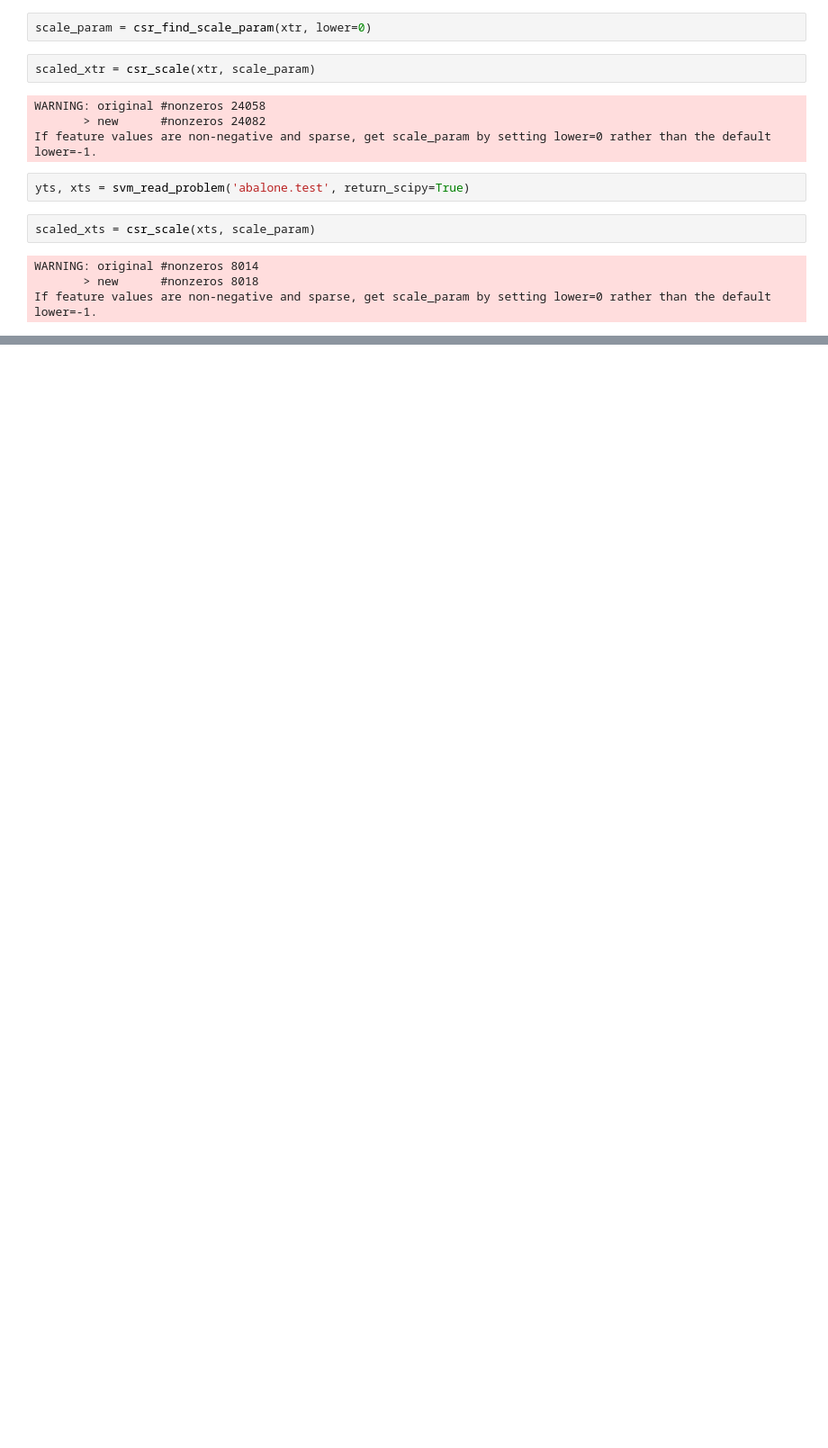
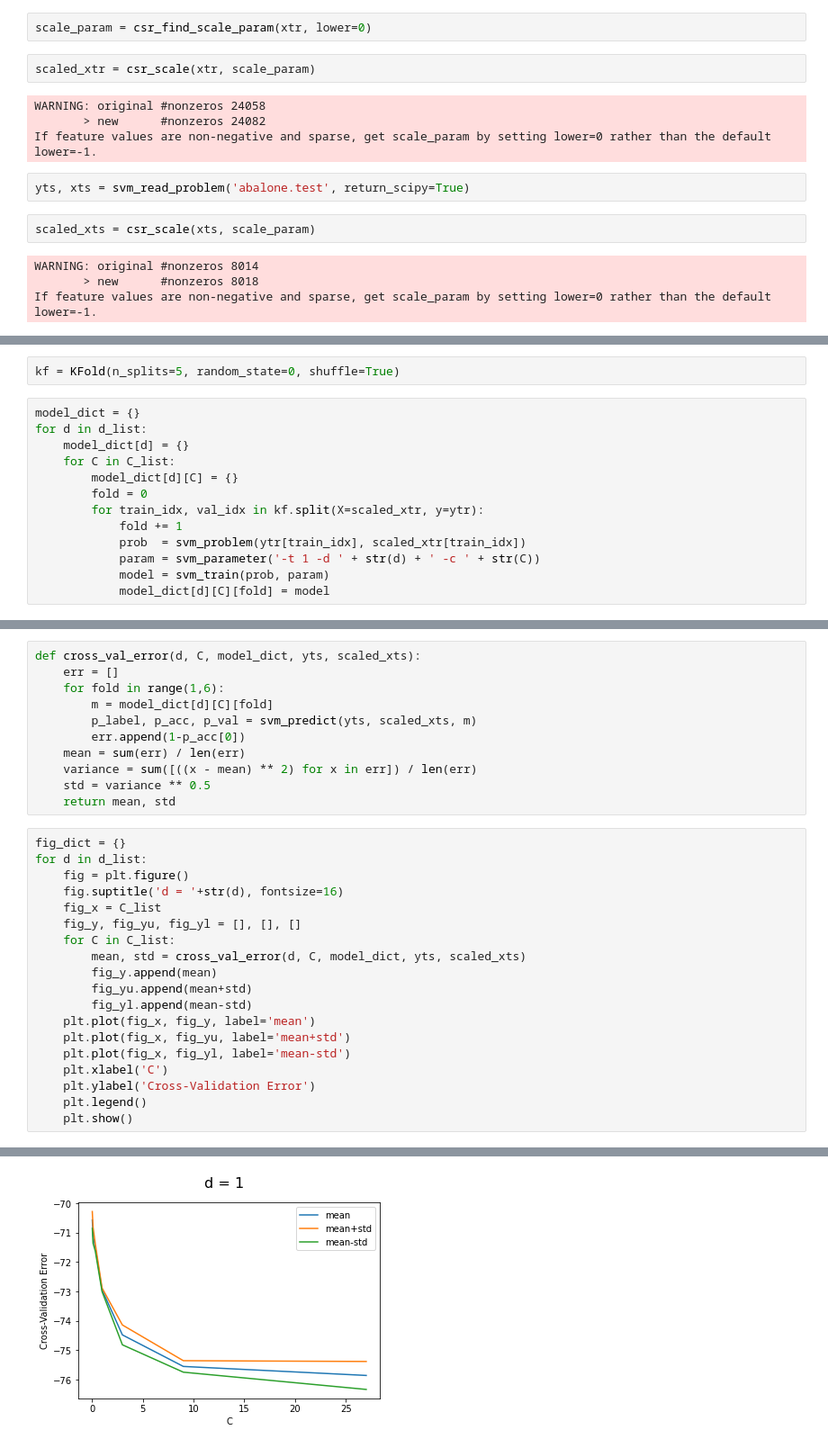
Before and after one commit to ankitbha/fml_hw2, a Jupyter notebook: hw2.ipynb, the cells around one changed output, grey strips where cells are left out. Shown at 90% size. Drawn from its saved outputs; the diff is of its cells as text; blank space fills up the shorter version.

Commit message:
[MAJOR] Generating plots

```diff
--- a/hw2.ipynb
+++ b/hw2.ipynb
@@ -68,0 +75,15 @@ If feature values are non-negative and sparse, get scale_param by setting lower=
+# %%
+kf = KFold(n_splits=5, random_state=0, shuffle=True)
+# %%
+model_dict = {}
+for d in d_list:
+    model_dict[d] = {}
+    for C in C_list:
+        model_dict[d][C] = {}
+        fold = 0
+        for train_idx, val_idx in kf.split(X=scaled_xtr, y=ytr):
+            fold += 1
+            prob  = svm_problem(ytr[train_idx], scaled_xtr[train_idx])
+            param = svm_parameter('-t 1 -d ' + str(d) + ' -c ' + str(C))
+            model = svm_train(prob, param)
+            model_dict[d][C][fold] = model
@@ -68,0 +108,31 @@ If feature values are non-negative and sparse, get scale_param by setting lower=
+# %%
+def cross_val_error(d, C, model_dict, yts, scaled_xts):
+    err = []
+    for fold in range(1,6):
+        m = model_dict[d][C][fold]
+        p_label, p_acc, p_val = svm_predict(yts, scaled_xts, m)
+        err.append(1-p_acc[0])
+    mean = sum(err) / len(err)
+    variance = sum([((x - mean) ** 2) for x in err]) / len(err)
+    std = variance ** 0.5
+    return mean, std
+# %%
+fig_dict = {}
+for d in d_list:
+    fig = plt.figure()
+    fig.suptitle('d = '+str(d), fontsize=16)
+    fig_x = C_list
+    fig_y, fig_yu, fig_yl = [], [], []
+    for C in C_list:
+        mean, std = cross_val_error(d, C, model_dict, yts, scaled_xts)
+        fig_y.append(mean)
+        fig_yu.append(mean+std)
+        fig_yl.append(mean-std)
+    plt.plot(fig_x, fig_y, label='mean')
+    plt.plot(fig_x, fig_yu, label='mean+std')
+    plt.plot(fig_x, fig_yl, label='mean-std')
+    plt.xlabel('C')
+    plt.ylabel('Cross-Validation Error')
+    plt.legend()
+    plt.show()
+# %% [output]
@@ -68,0 +156 @@ If feature values are non-negative and sparse, get scale_param by setting lower=
+[figure, added]
```
Also changed, not shown: parts of 5 cells of this notebook, 1 other file.
